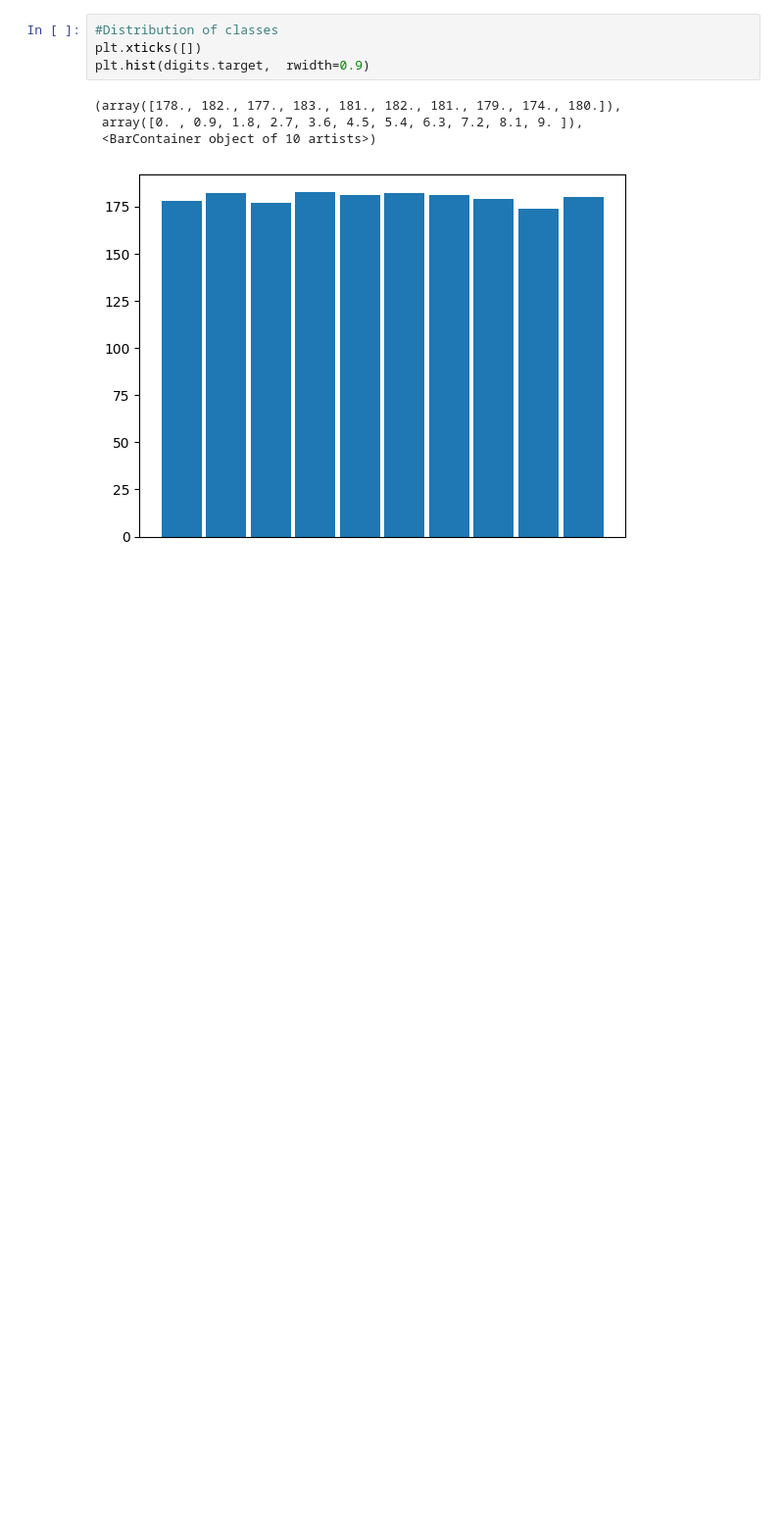
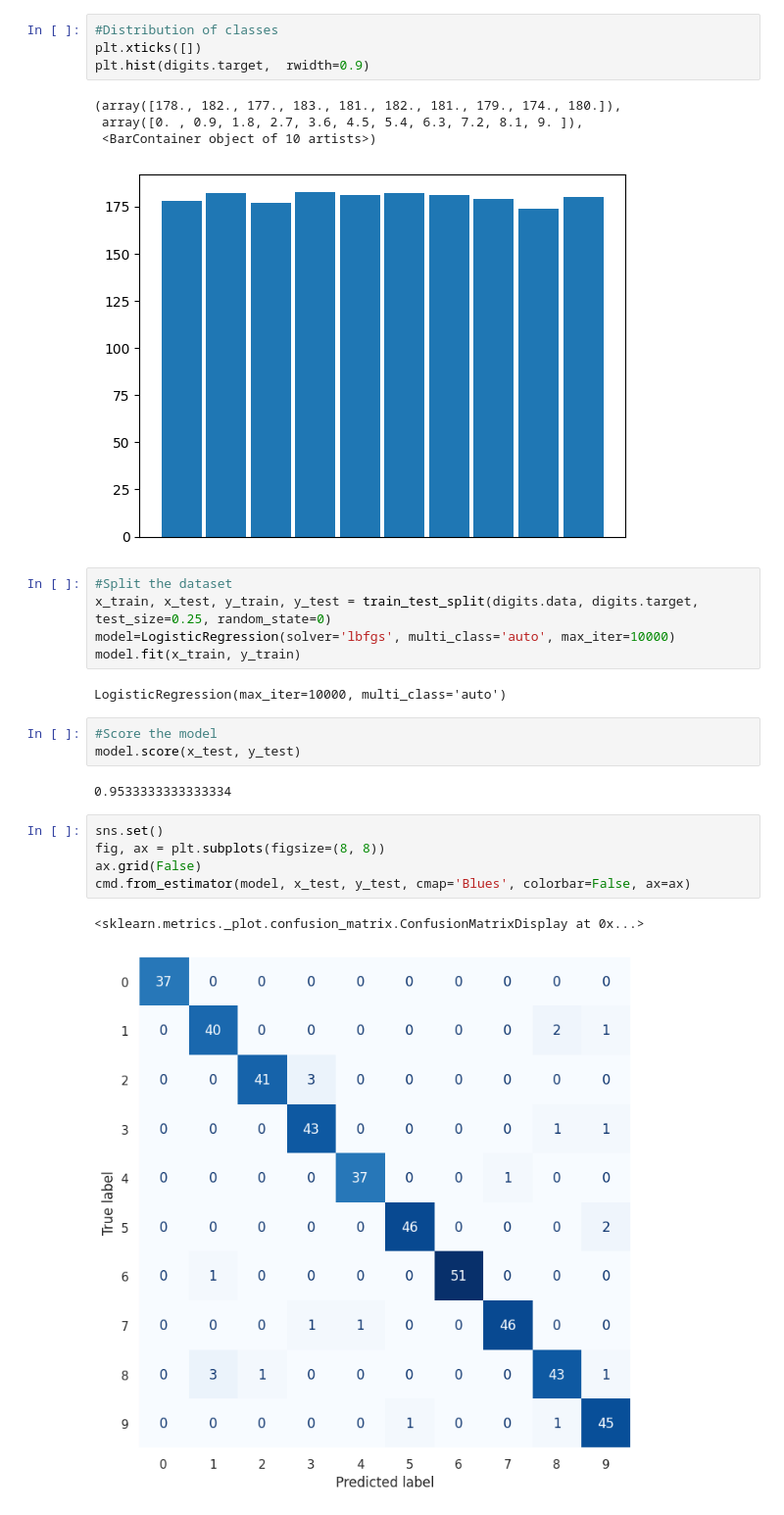
Before and after one commit to Just1919/Multiclass-Classification, a Jupyter notebook: Multiclass_Classification.ipynb, the cells around one changed output. Shown at 98% size. Drawn from its saved outputs; the diff is of its cells as text; blank space fills up the shorter version.

```diff
--- a/Multiclass_Classification.ipynb
+++ b/Multiclass_Classification.ipynb
@@ -100,3 +103,23 @@ plt.hist(digits.target,  rwidth=0.9)
  array([0. , 0.9, 1.8, 2.7, 3.6, 4.5, 5.4, 6.3, 7.2, 8.1, 9. ]),
  <BarContainer object of 10 artists>)
 [figure]
+# %%
+#Split the dataset
+x_train, x_test, y_train, y_test = train_test_split(digits.data, digits.target, test_size=0.25, random_state=0)
+model=LogisticRegression(solver='lbfgs', multi_class='auto', max_iter=10000)
+model.fit(x_train, y_train)
+# %% [output]
+LogisticRegression(max_iter=10000, multi_class='auto')
+# %%
+#Score the model
+model.score(x_test, y_test)
+# %% [output]
+0.9533333333333334
+# %%
+sns.set()
+fig, ax = plt.subplots(figsize=(8, 8))
+ax.grid(False)
+cmd.from_estimator(model, x_test, y_test, cmap='Blues', colorbar=False, ax=ax)
+# %% [output]
+<sklearn.metrics._plot.confusion_matrix.ConfusionMatrixDisplay at 0x...>
+[figure, added]
```
Also changed, not shown: parts of 8 cells of this notebook.
